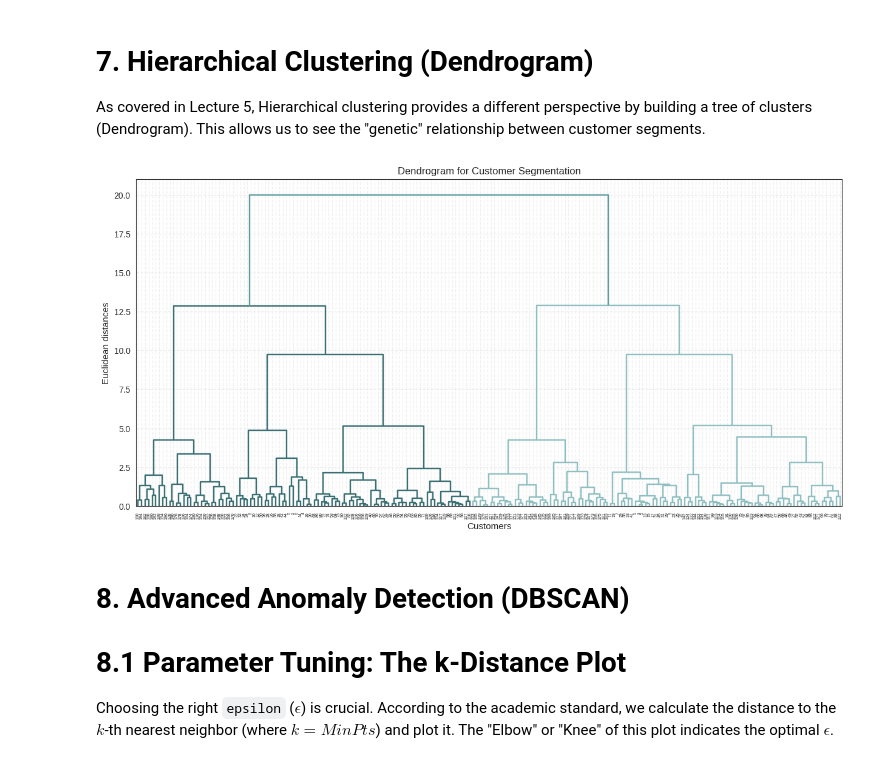
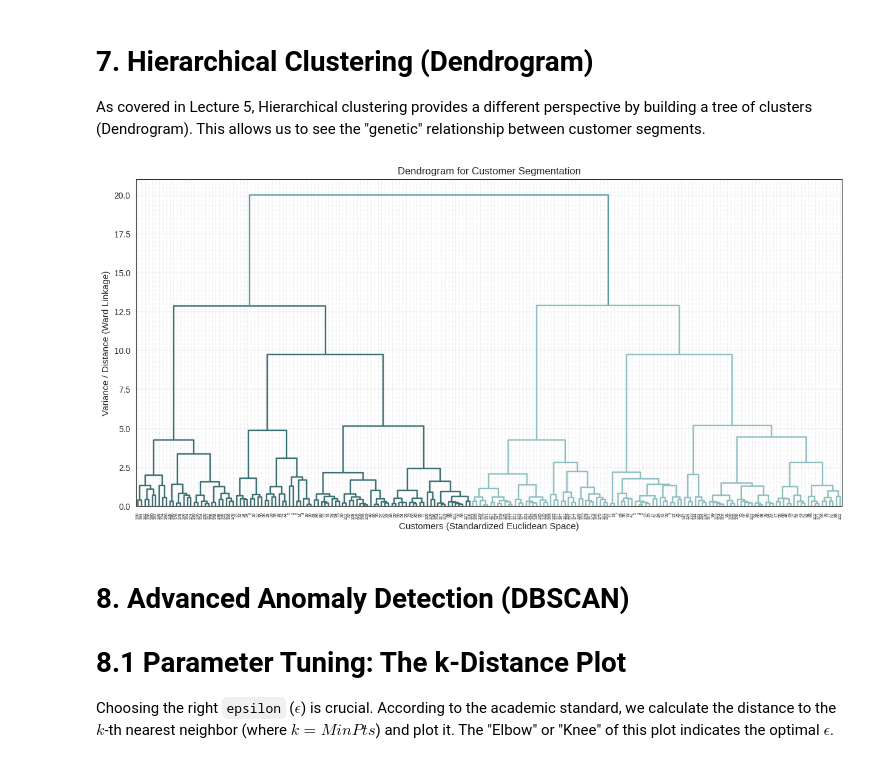
Before and after one commit to leondgarse/msi5102_group_project, a Jupyter notebook: customer-segmentation-eda-k-means-dbscan.ipynb, the cells around one changed output. Cells and saved outputs as stored; diff of their text form; code cells hidden in the pictures.

```diff
--- a/customer-segmentation-eda-k-means-dbscan.ipynb
+++ b/customer-segmentation-eda-k-means-dbscan.ipynb
@@ -646,14 +668,14 @@ Cluster Profiles with Business Labels:
 As covered in Lecture 5, Hierarchical clustering provides a different perspective by building a tree of clusters (Dendrogram). This allows us to see the "genetic" relationship between customer segments.
 # %%
 plt.figure(figsize=(15, 7))
-# We use a subsample if the dataset is large, but for 200 rows it's fine
+# As discussed in Lecture 5, we use 'Ward' linkage to minimize the variance within clusters.
 dendrogram = sch.dendrogram(sch.linkage(X_scaled, method='ward'))
 plt.title('Dendrogram for Customer Segmentation')
-plt.xlabel('Customers')
-plt.ylabel('Euclidean distances')
+plt.xlabel('Customers (Standardized Euclidean Space)')
+plt.ylabel('Variance / Distance (Ward Linkage)')
 plt.show()
 # %% [output]
-[figure, old version]
+[figure, new version]
 # %% [markdown]
 # 8. Advanced Anomaly Detection (DBSCAN)
 
```
Also changed, not shown: parts of 6 cells of this notebook, 1 other file.
